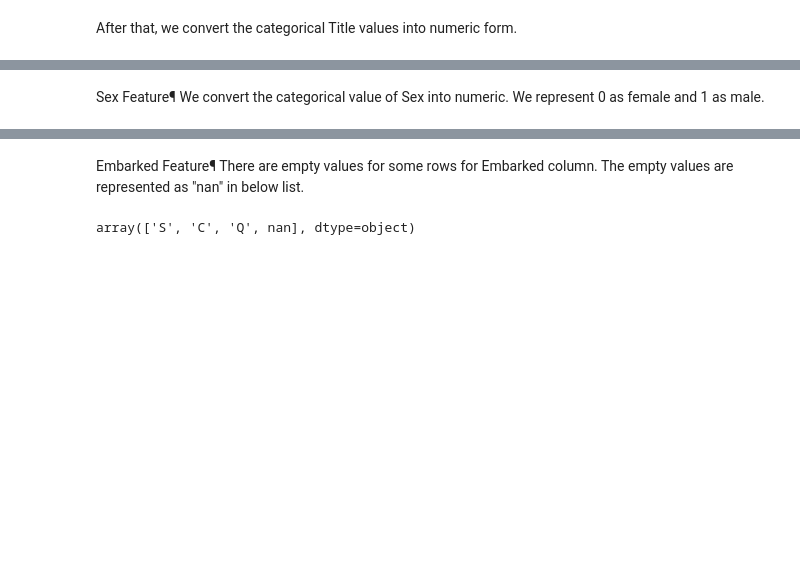
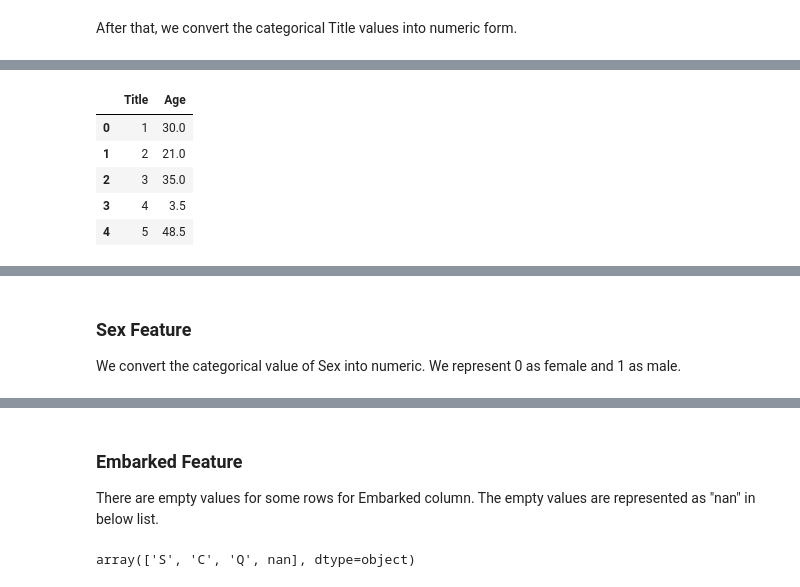
Before and after one commit to tanzim077/Titanic_survivor_prediction, a Jupyter notebook: Titanic_New.ipynb, the cells around one changed output, grey strips where cells are left out. Drawn from its saved outputs; the diff is of its cells as text; code cells hidden in the pictures; blank space fills up the shorter version.

```diff
--- a/Titanic_New.ipynb
+++ b/Titanic_New.ipynb
@@ -611,3 +620,12 @@ for dataset in train_test_data:
+# %%
+train[['Title', 'Age']].groupby(['Title'], as_index=False).median()
+# %% [output]
+|  | Title | Age |
+| 0 | 1 | 30.0 |
+| 1 | 2 | 21.0 |
+| 2 | 3 | 35.0 |
+| 3 | 4 | 3.5 |
+| 4 | 5 | 48.5 |
 # %%
 train.head()
 # %% [output]
@@ -618,7 +636,7 @@ train.head()
 | 3 | 4 | 1 | 1 | Futrelle, Mrs. Jacques Heath (Lil... | female | 35.0 | 1 | 0 | 113803 | 53.1000 | ... |
 | 4 | 5 | 0 | 3 | Allen, Mr. William Henry | male | 35.0 | 0 | 0 | 373450 | 8.0500 | ... |
 # %% [markdown]
-Sex Feature¶
+### Sex Feature
 We convert the categorical value of Sex into numeric. We represent 0 as female and 1 as male.
 # %%
 for dataset in train_test_data:
@@ -633,7 +651,7 @@ train.head()
 | 3 | 4 | 1 | 1 | Futrelle, Mrs. Jacques Heath (Lil... | 1 | 35.0 | 1 | 0 | 113803 | 53.1000 | ... |
 | 4 | 5 | 0 | 3 | Allen, Mr. William Henry | 0 | 35.0 | 0 | 0 | 373450 | 8.0500 | ... |
 # %% [markdown]
-Embarked Feature¶
+### Embarked Feature
 There are empty values for some rows for Embarked column. The empty values are represented as "nan" in below list.
 # %%
 train.Embarked.unique()
```
Also changed, not shown: parts of 27 cells of this notebook, 2 other files.
